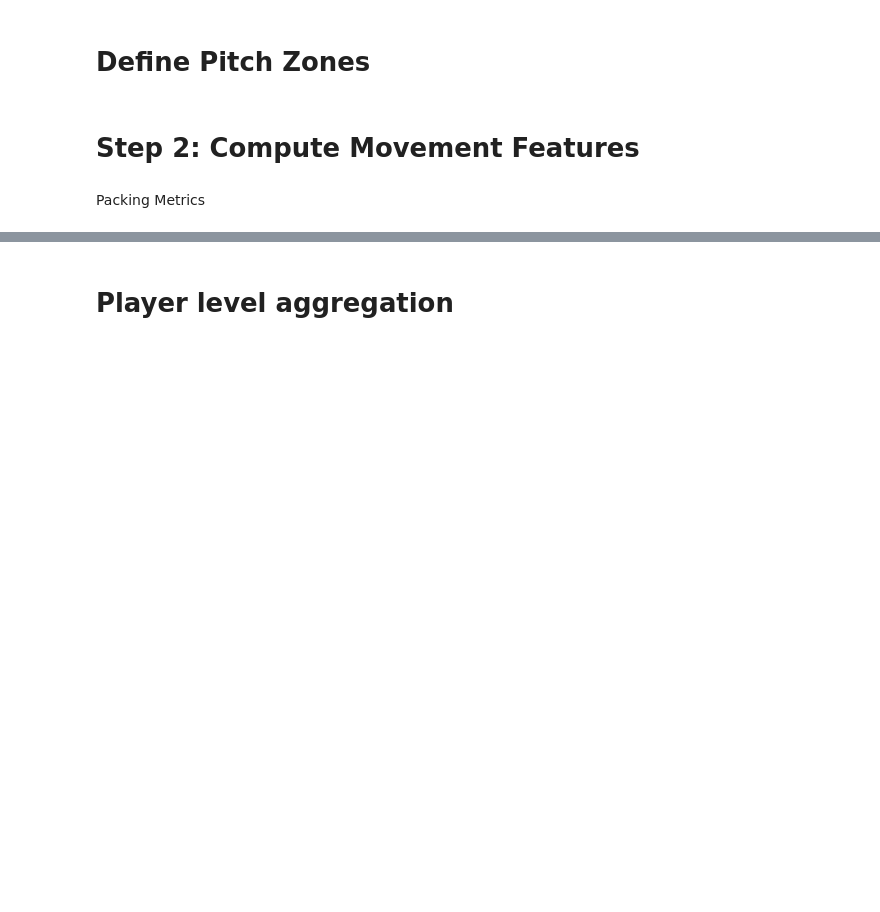
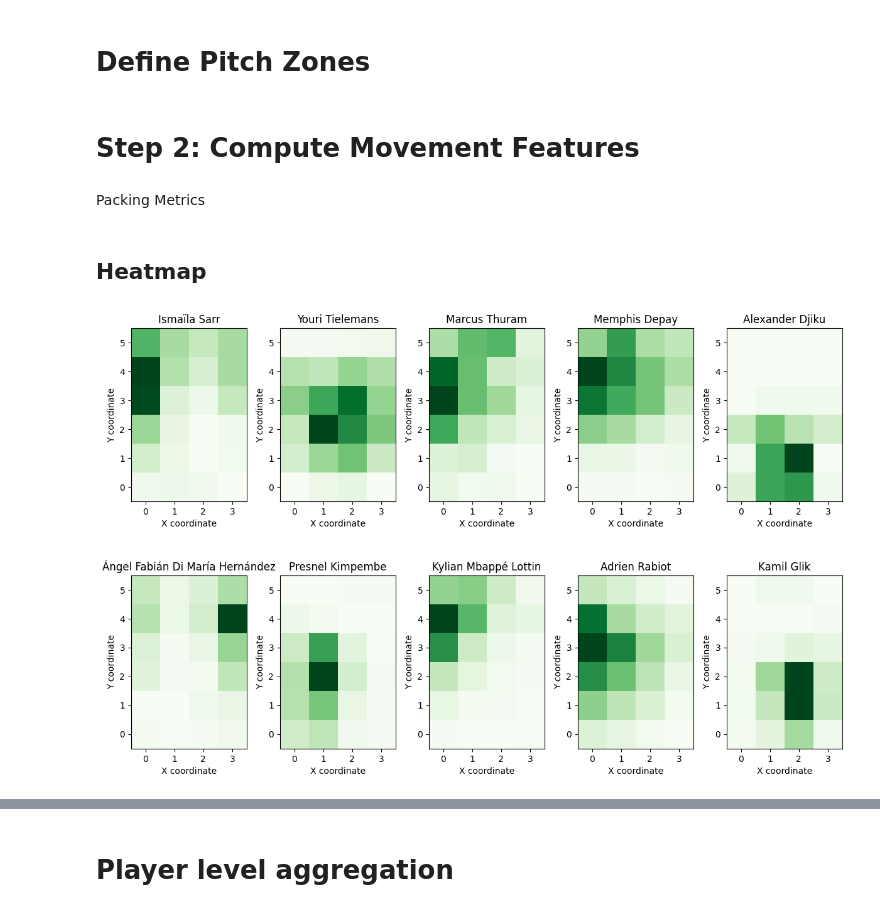
Before and after one commit to J0NAS12/Football-Scouting-with-Event-Data, a Jupyter notebook: backend/clustering_positions.ipynb, the cells around one changed output, grey strips where cells are left out. Cells and saved outputs as stored; diff of their text form; code cells hidden in the pictures; blank space fills up the shorter version.

```diff
--- a/backend/clustering_positions.ipynb
+++ b/backend/clustering_positions.ipynb
@@ -164,7 +98,7 @@ df_event['width_change'] = abs(df_event['end_y'] - df_event['y'])
 # %% [markdown]
 Packing Metrics
 # %%
-id_pos = event_df.loc[:,['id', 'x', 'y', 'end_x', 'end_y']]
+id_pos = df_event.loc[:,['id', 'x', 'y', 'end_x', 'end_y']]
 id_pos = id_pos.rename(columns={'x': 'ball_x', 'y': 'ball_y'})
 track_df_full = track_df.merge(id_pos, on='id', how='left')
 track_df_full = track_df_full[track_df_full['actor']==False]
@@ -203,3 +137,16 @@ df_event = df_event.merge(teammate_distance_min, on='id', how='left')
 df_event = df_event.merge(opponent_distance_min, on='id', how='left')
 df_event = df_event.merge(packing, on='id', how='left')
 df_event = df_event.merge(teammate_forward, on='id', how='left')
+# %% [markdown]
+## Heatmap
+# %%
+def make_heatmap(x, y, bins=(6,4), xrange=(0, 120), yrange=(0, 80)):
+    heatmap, _, _ = np.histogram2d(
+        x, y,
+        bins=bins,
+        range=[xrange, yrange]
+    )
+    heatmap = heatmap / np.max(heatmap) if np.max(heatmap) > 0 else heatmap
+    return heatmap
+# %%
+player_name = pd.read_excel('../../excel/player_features.xlsx').loc[:,["player_id", "player_name", "minutes"]]
@@ -205,0 +189,39 @@ df_event = df_event.merge(teammate_forward, on='id', how='left')
+# %%
+import matplotlib.pyplot as plt
+
+# Number of players to visualize
+def visualize_players(heatmaps, ids, file_name = ""):
+    num_players = 10
+    rows, cols = 2, 5
+
+    fig, axes = plt.subplots(rows, cols, figsize=(12, 8))
+    for i in range(num_players):
+        r, c = divmod(i, cols)
+        ax = axes[r, c]
+        ax.imshow(
+            heatmaps[i],
+            cmap='Greens',
+            origin='lower'
+        )
+
+        # Get player name safely
+        match = player_name[player_name["player_id"] == ids[i]]
+        if not match.empty:
+            name = match.iloc[0].player_name
+        else:
+            name = "Unknown"
+
+        ax.set_title(name)
+        ax.set_xlabel("X coordinate")
+        ax.set_ylabel("Y coordinate")
+
+
+    if (file_name != ""):
+        plt.savefig(file_name)
+    else:
+        plt.tight_layout()
+        plt.show()
+
+visualize_players(heatmaps,ids)
+# %% [output]
+[figure, added]
```
Also changed, not shown: parts of 73 cells of this notebook, 31 other files.
